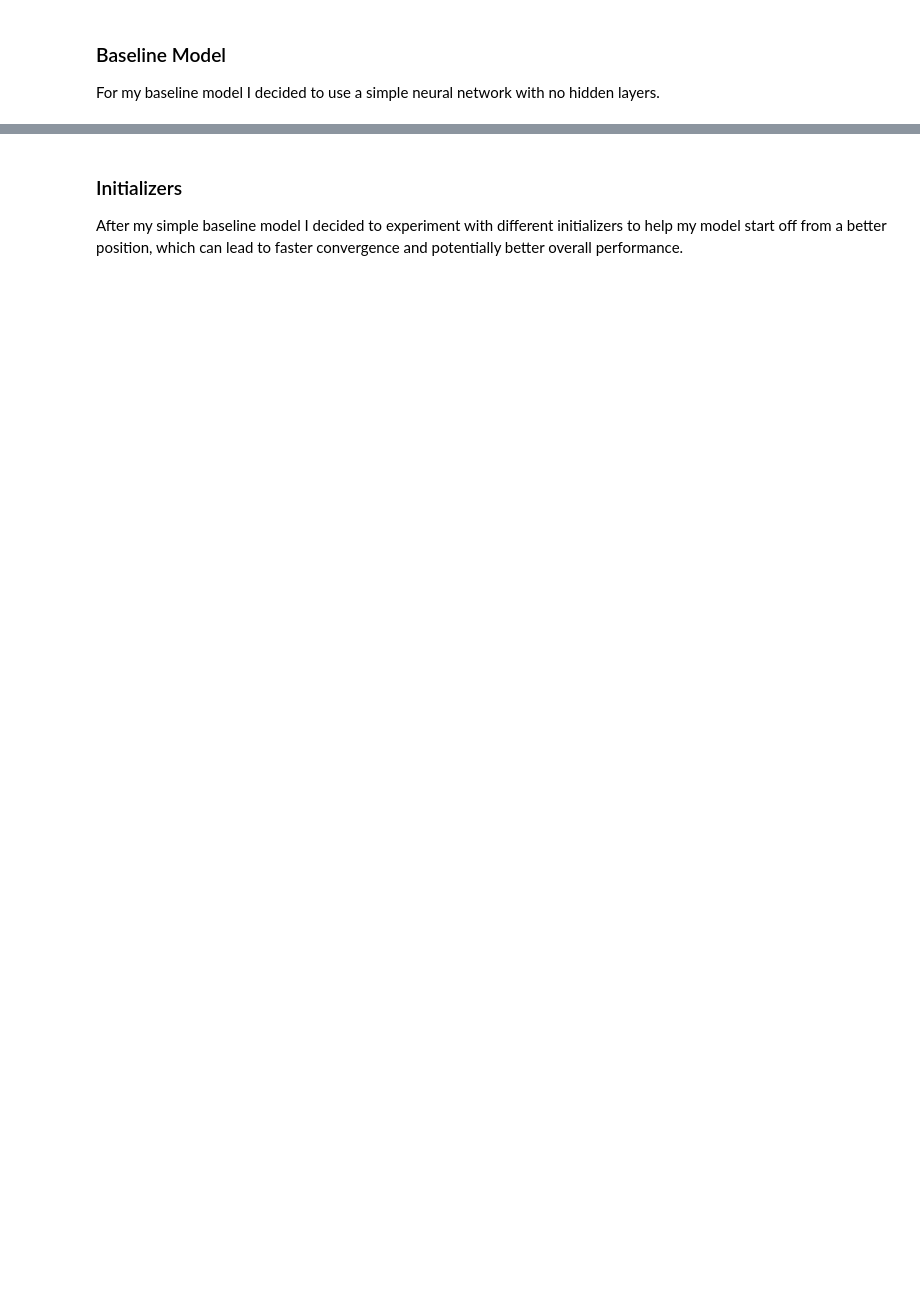
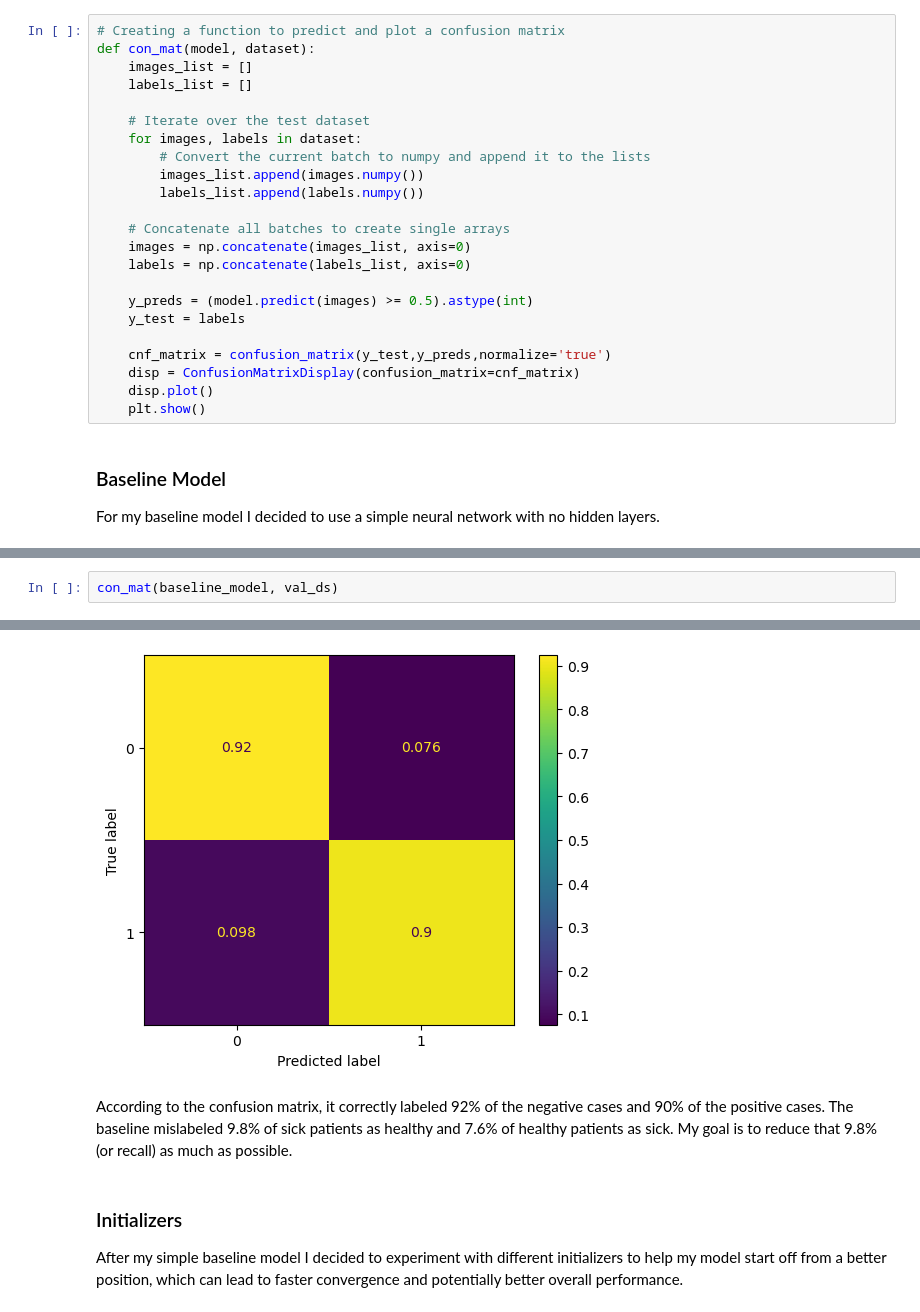
Before and after one commit to rlodetti/image_classification_project, a Jupyter notebook: Image Classification Project.ipynb, the cells around one changed output, grey strips where cells are left out. Drawn from its saved outputs; the diff is of its cells as text; blank space fills up the shorter version.

Commit message:
confusion matrices

```diff
--- a/Image Classification Project.ipynb
+++ b/Image Classification Project.ipynb
@@ -296,3 +309,26 @@ METRICS = [
+# %%
+# Creating a function to predict and plot a confusion matrix
+def con_mat(model, dataset):
+    images_list = []
+    labels_list = []
+
+    # Iterate over the test dataset
+    for images, labels in dataset:
+        # Convert the current batch to numpy and append it to the lists
+        images_list.append(images.numpy())
+        labels_list.append(labels.numpy())
+
+    # Concatenate all batches to create single arrays
+    images = np.concatenate(images_list, axis=0)
+    labels = np.concatenate(labels_list, axis=0)
+
+    y_preds = (model.predict(images) >= 0.5).astype(int)
+    y_test = labels
+
+    cnf_matrix = confusion_matrix(y_test,y_preds,normalize='true')
+    disp = ConfusionMatrixDisplay(confusion_matrix=cnf_matrix)
+    disp.plot()
+    plt.show()
 # %% [markdown]
 ### Baseline Model
 For my baseline model I decided to use a simple neural network with no hidden layers.
@@ -312,0 +375,3 @@ data_modeling.summary_viz('baseline', val_ds)
+# %%
+con_mat(baseline_model, val_ds)
+# %% [output]
@@ -313,3 +379,7 @@ data_modeling.summary_viz('baseline', val_ds)
+[figure, added]
+# %% [markdown]
+According to the confusion matrix, it correctly labeled 92% of the negative cases and 90% of the positive cases.
+The baseline mislabeled 9.8% of sick patients as healthy and 7.6% of healthy patients as sick. My goal is to reduce that 9.8% (or recall) as much as possible.
 # %% [markdown]
 ### Initializers
 After my simple baseline model I decided to experiment with different initializers to help my model start off from a better position, which can lead to faster convergence and potentially better overall performance.
```
Also changed, not shown: parts of 36 cells of this notebook, 2 other files.
